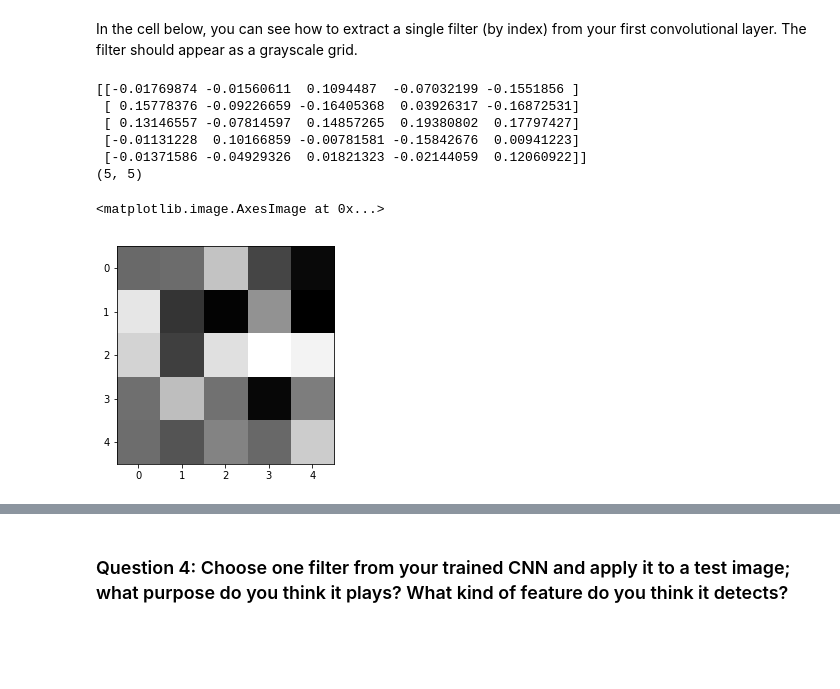
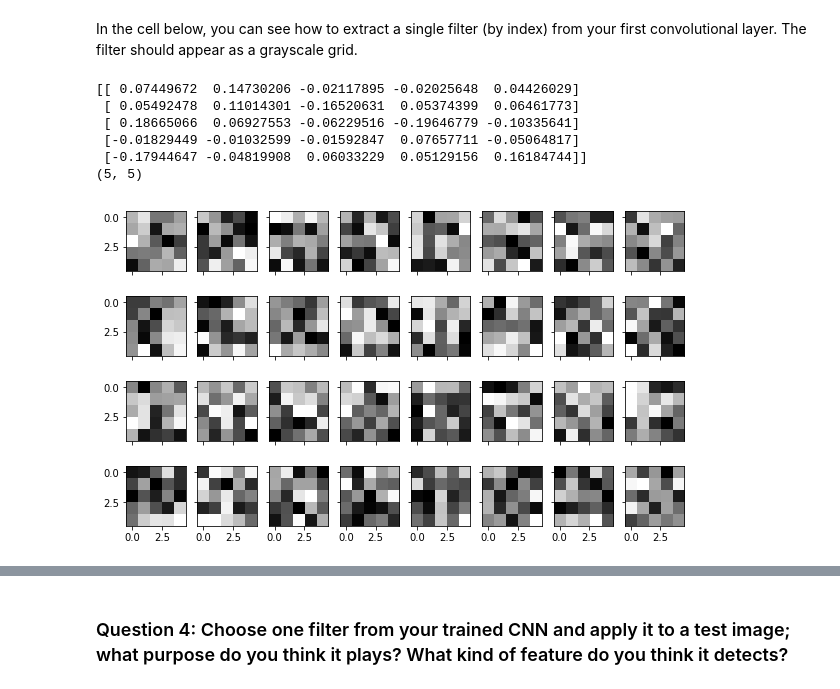
Before and after one commit to mrugankray/facial-keypoints-1, a Jupyter notebook: 2. Define the Network Architecture.ipynb, the cells around one changed output, grey strips where cells are left out. Saved outputs shown, nothing was run; the diff lists cells and outputs as text; code cells hidden in the pictures; blank space fills up the shorter version.

```diff
--- a/2. Define the Network Architecture.ipynb
+++ b/2. Define the Network Architecture.ipynb
@@ -75,14 +78,15 @@ import numpy as np
 ## TODO: Define the Net in models.py
 
 import torch
+from torch.autograd import Variable
 import torch.nn as nn
 import torch.nn.functional as F
 
 ## TODO: Once you've define the network, you can instantiate it
 # one example conv layer has been provided for you
-from models import Net
+from models import Net, gpu
 
-net = Net()
+net = gpu(Net())
 print(net)
 # %% [output]
 Net(
@@ -470,24 +481,27 @@ In the cell below, you can see how to extract a single filter (by index) from yo
 # %%
 # Get the weights in the first conv layer, "conv1"
 # if necessary, change this to reflect the name of your first conv layer
-weights1 = net.conv1.weight.data
+weights1 = net.conv1.weight.data.cpu()
 
 w = weights1.numpy()
 
 filter_index = 0
 
 print(w[filter_index][0])
 print(w[filter_index][0].shape)
 
 # display the filter weights
-plt.imshow(w[filter_index][0], cmap='gray')
+f, axs = plt.subplots(ncols=8, nrows=4, figsize=(10, 6), sharex=True, sharey=True)
+flatten = lambda l: [item for sublist in l for item in sublist]
+for i, ax in enumerate(flatten(axs)):
+    f = w[i][0]
+    ax.imshow(f, cmap='gray')
 # %% [output]
-[[-0.01769874 -0.01560611  0.1094487  -0.07032199 -0.1551856 ]
- [ 0.15778376 -0.09226659 -0.16405368  0.03926317 -0.16872531]
- [ 0.13146557 -0.07814597  0.14857265  0.19380802  0.17797427]
- [-0.01131228  0.10166859 -0.00781581 -0.15842676  0.00941223]
- [-0.01371586 -0.04929326  0.01821323 -0.02144059  0.12060922]]
+[[ 0.07449672  0.14730206 -0.02117895 -0.02025648  0.04426029]
+ [ 0.05492478  0.11014301 -0.16520631  0.05374399  0.06461773]
+ [ 0.18665066  0.06927553 -0.06229516 -0.19646779 -0.10335641]
+ [-0.01829449 -0.01032599 -0.01592847  0.07657711 -0.05064817]
+ [-0.17944647 -0.04819908  0.06033229  0.05129156  0.16184744]]
 (5, 5)
-<matplotlib.image.AxesImage at 0x...>
-[figure, old version]
+[figure, new version]
 # %% [markdown]
```
Also changed, not shown: parts of 26 cells of this notebook, 1 other file.
